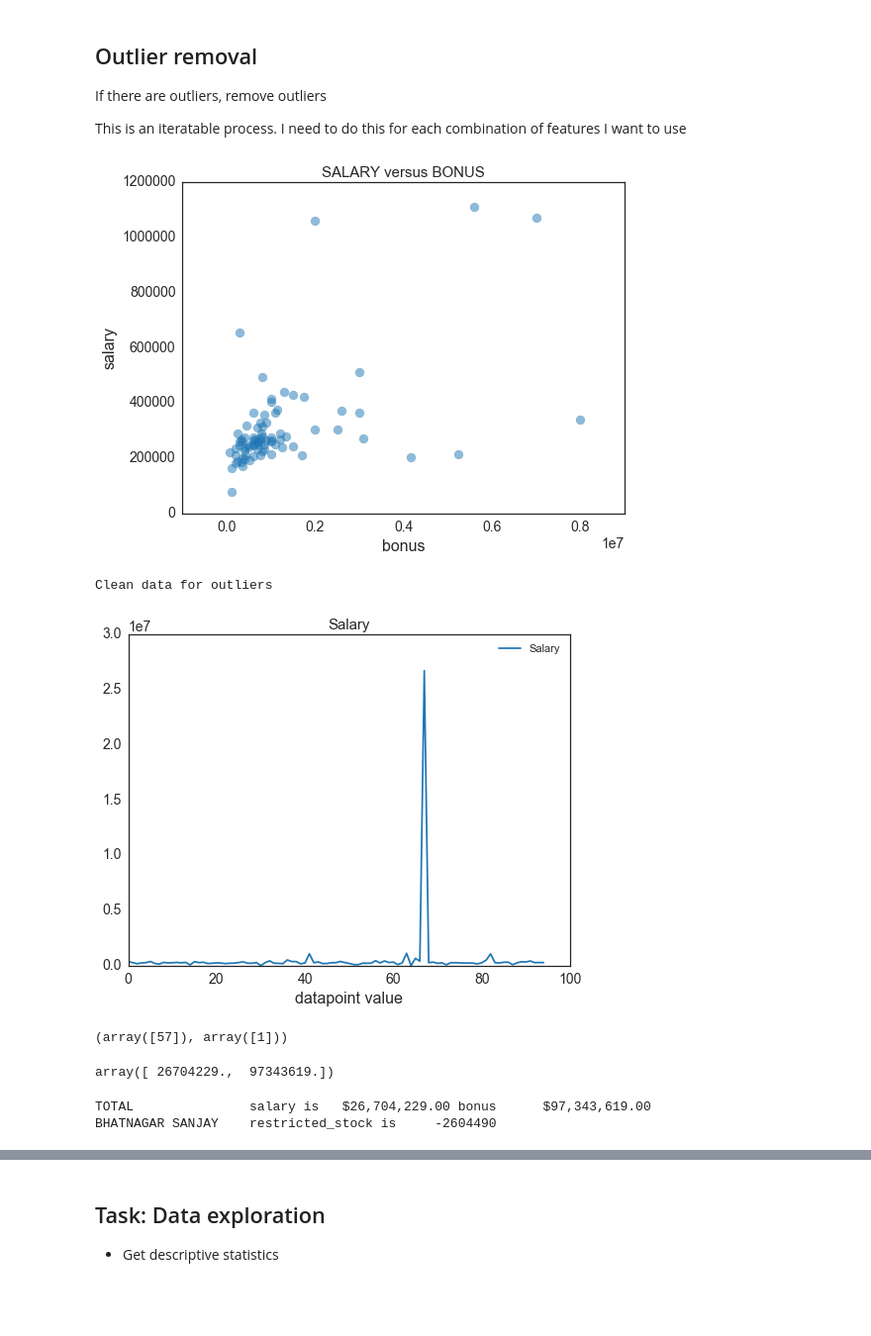
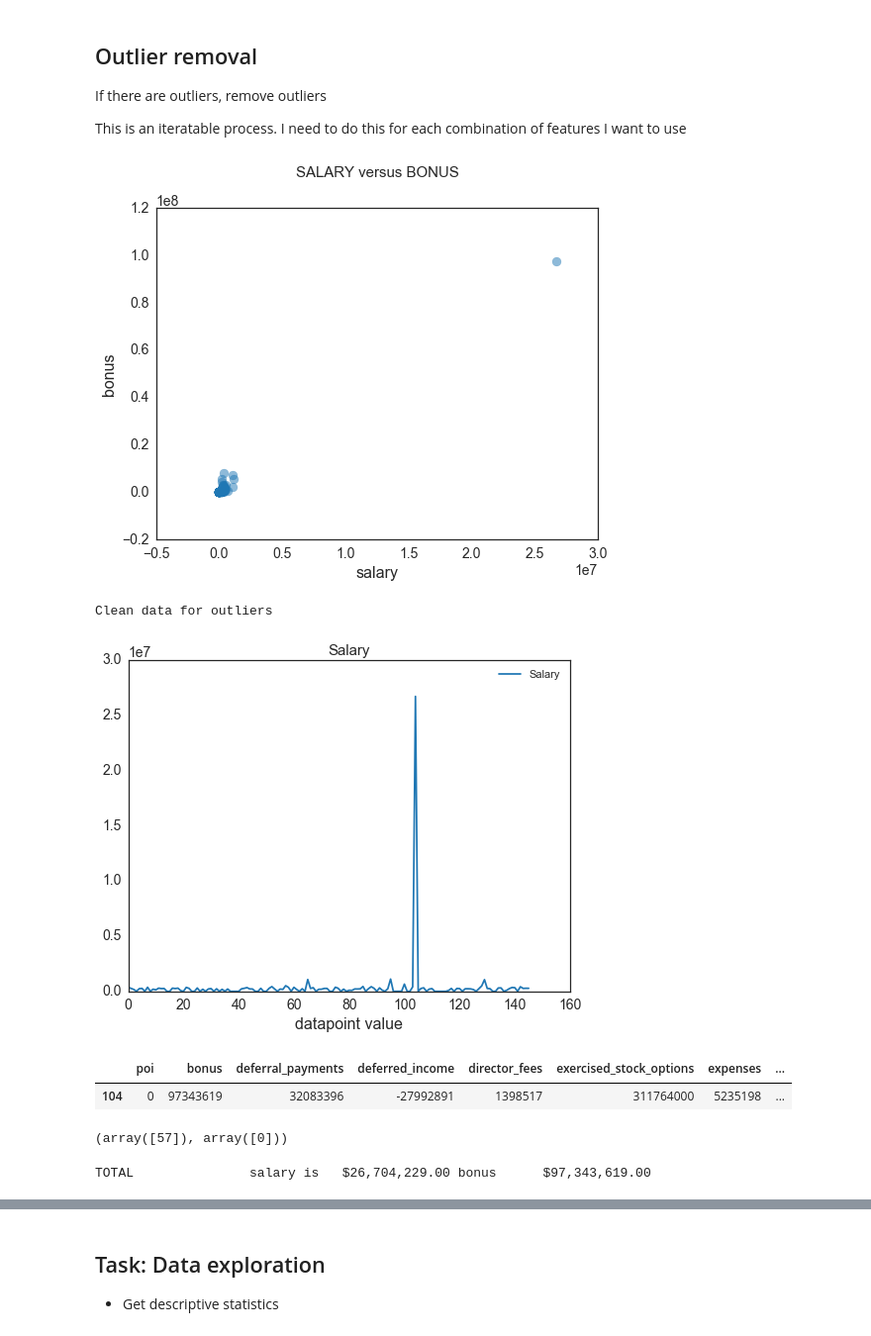
Before and after one commit to omoju/identifyFraudFromEnronEmail, a Jupyter notebook: IdentifyFraudFromEnronEmail.ipynb, the cells around one changed output, grey strips where cells are left out. Shown at 99% size. Saved outputs shown, nothing was run; the diff lists cells and outputs as text; code cells hidden in the pictures; blank space fills up the shorter version.

```diff
--- a/IdentifyFraudFromEnronEmail.ipynb
+++ b/IdentifyFraudFromEnronEmail.ipynb
@@ -170,3 +171,8 @@ to_messages                   0.4110
 total_payments                0.1438
 total_stock_value             0.1370
 [figure]
+# %%
+# deal with the missing data by setting their value to 0
+df.fillna(0, inplace=True)
+
+df.head()
@@ -176,15 +189,13 @@ If there are outliers, remove outliers
 
 This is an iteratable process. I need to do this for each combination of features I want to use
 # %%
-data = compareTwoFeatures('salary', 'bonus', data_dict, "SALARY versus BONUS")
+compareTwoFeatures('salary', 'bonus', df)
 print "Clean data for outliers"
 # %% [output]
-[figure, old version]
+[figure, new version]
 Clean data for outliers
 # %%
-salary = featureFormat(data_dict, ['salary'], remove_any_zeroes=True)
-ax = plt.plot(salary, label='Salary', color=tableau20[0])
-
+ax = plt.plot(df['salary'], label='Salary', color=tableau20[0])
 
 _= plt.xlabel('datapoint value')
 _= plt.title('Salary')
@@ -192,16 +203,18 @@ _= plt.title('Salary')
 _= plt.legend()
 plt.show()
 # %% [output]
-[figure, old version]
+[figure, new version]
 # %%
-np.where(data > 0.8 * 1e8) # This is where the outlier is, what I have to do now is find out who it is
+df.loc[df['salary'] > 0.8 * 1e7] # This is where the outlier is, what I have to do now is find out who it is
 # %% [output]
-(array([57]), array([1]))
+|  | poi | bonus | deferral_payments | deferred_income | director_fees | exercised_stock_options | expenses | ... |
+| 104 | 0 | 97343619 | 32083396 | -27992891 | 1398517 | 311764000 | 5235198 | ... |
-# %%
-data[57] # So whose bonus is 97343619?
-# What’s the name of the dictionary key of this data point?
-# %% [output]
-array([ 26704229.,  97343619.])
+# %%
+
+data = featureFormat(data_dict, ['bonus', 'salary'], remove_any_zeroes=True)
+np.where(data > 0.8 * 1e8) # This is where the outlier is, what I have to do now is find out who i
+# %% [output]
+(array([57]), array([0]))
 # %%
 for key, value in data_dict.iteritems():
     if (value['bonus'] >= int(data[57][1]) and
@@ -209,9 +222,5 @@ for key, value in data_dict.iteritems():
         value['salary'] != "NaN"):
         print "{:20}{:12}${:<12,.2f}{:12}${:<12,.2f}".format(key, 'salary is ', value['salary'],
                                                    ' bonus ', value['bonus'])
-
-    if (value['restricted_stock'] < 0):
-        print "{:20}{:12}{:12}".format(key, 'restricted_stock is ', value['restricted_stock'])
 # %% [output]
 TOTAL               salary is   $26,704,229.00 bonus      $97,343,619.00
-BHATNAGAR SANJAY    restricted_stock is     -2604490
```
Also changed, not shown: parts of 20 cells of this notebook, 1 other file.
